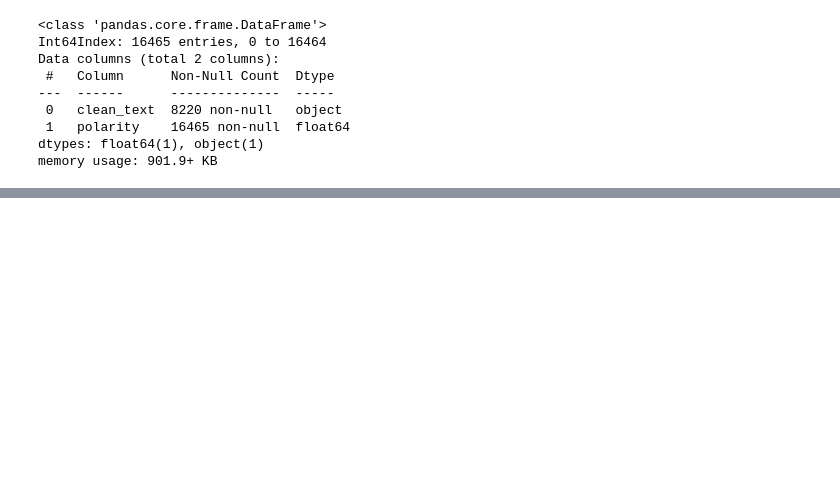
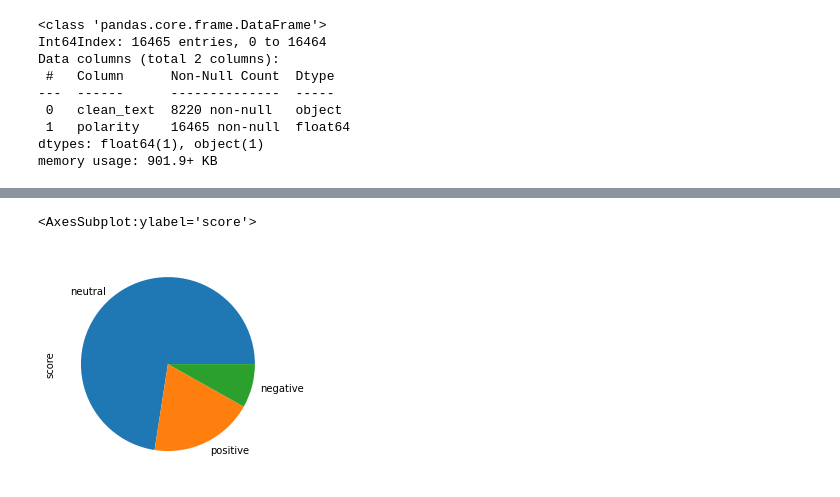
Before and after one commit to Abel-Blue/Twitter-Data-Analysis, a Jupyter notebook: Notebooks/Challenge_ Day2.ipynb, the cells around one changed output, grey strips where cells are left out. Saved outputs shown, nothing was run; the diff lists cells and outputs as text; code cells hidden in the pictures; blank space fills up the shorter version.

```diff
--- a/Notebooks/Challenge_ Day2.ipynb
+++ b/Notebooks/Challenge_ Day2.ipynb
@@ -231,0 +244,6 @@ clean_tweet.head()
+# %%
+# ploting score using pie chart presentation
+clean_tweet['score'].value_counts().plot(kind='pie')
+# %% [output]
+<AxesSubplot:ylabel='score'>
+[figure, added]
```
Also changed, not shown: parts of 2 cells of this notebook.
